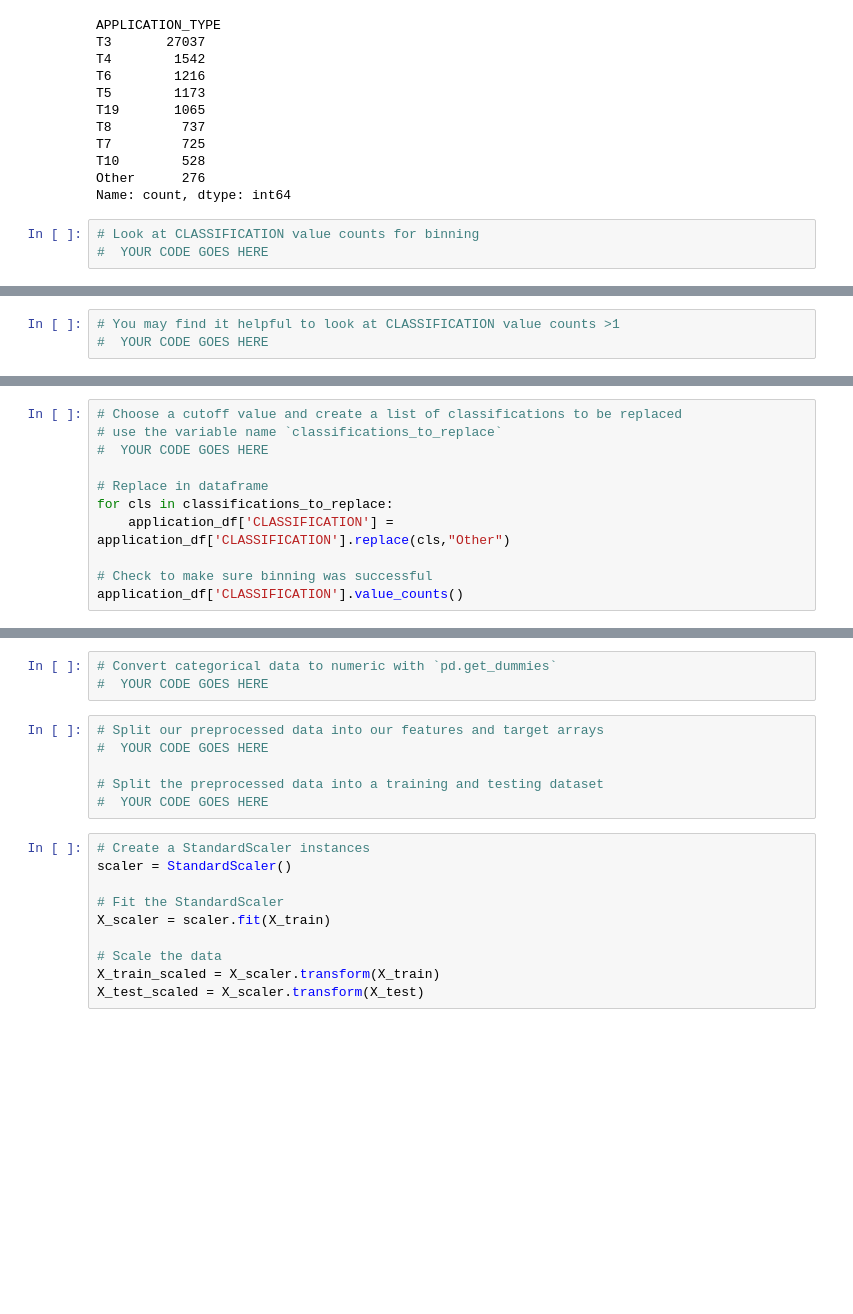
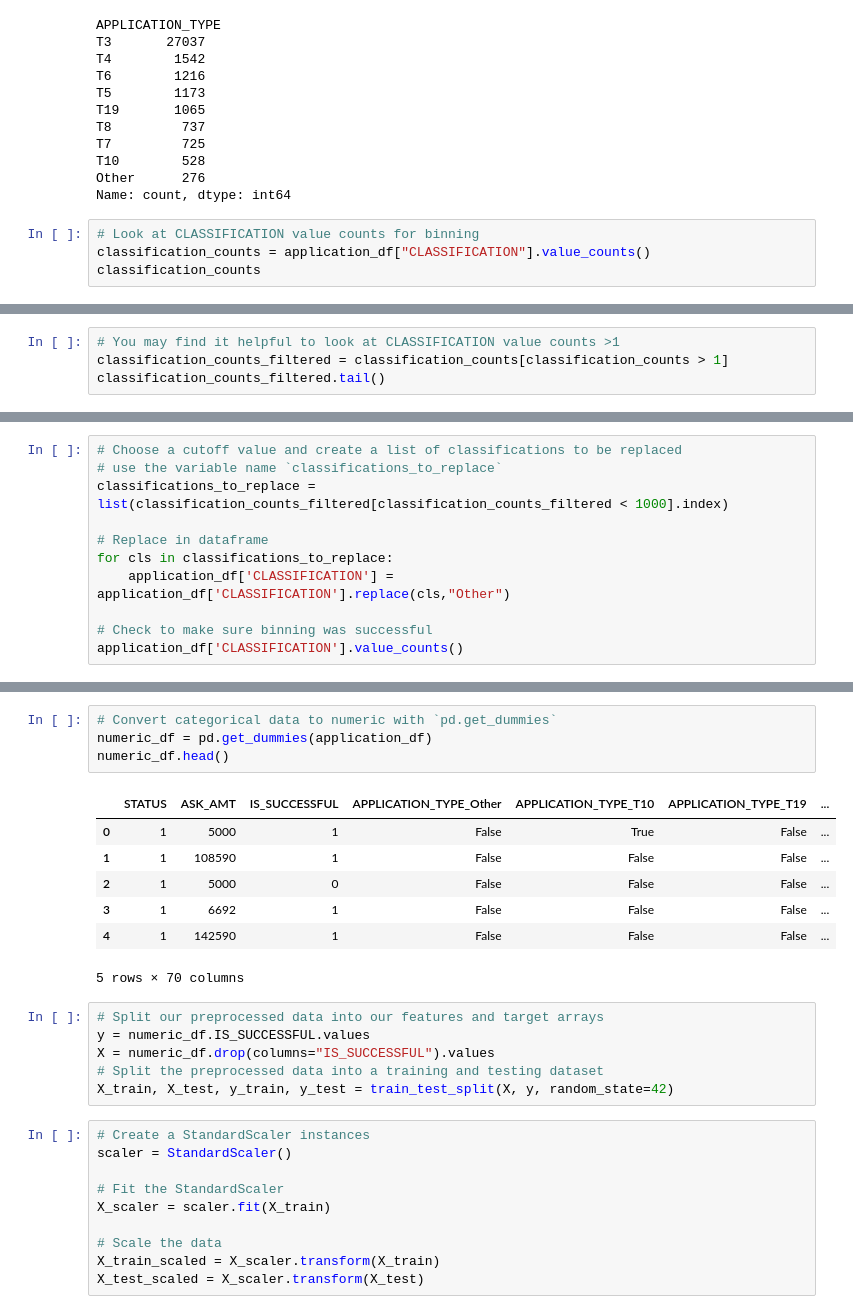
Before and after one commit to Geysha07/deep-learning-challenge, a Jupyter notebook: Starter_Code/Starter_Code.ipynb, the cells around one changed output, grey strips where cells are left out. Drawn from its saved outputs; the diff is of its cells as text; blank space fills up the shorter version.

```diff
--- a/Starter_Code/Starter_Code.ipynb
+++ b/Starter_Code/Starter_Code.ipynb
@@ -98,4 +98,5 @@ Other      276
 Name: count, dtype: int64
 # %%
 # Look at CLASSIFICATION value counts for binning
-#  YOUR CODE GOES HERE
+classification_counts = application_df["CLASSIFICATION"].value_counts()
+classification_counts
@@ -102,3 +117,4 @@ Name: count, dtype: int64
 # %%
 # You may find it helpful to look at CLASSIFICATION value counts >1
-#  YOUR CODE GOES HERE
+classification_counts_filtered = classification_counts[classification_counts > 1]
+classification_counts_filtered.tail()
@@ -105,7 +129,7 @@ Name: count, dtype: int64
 # %%
 # Choose a cutoff value and create a list of classifications to be replaced
 # use the variable name `classifications_to_replace`
-#  YOUR CODE GOES HERE
+classifications_to_replace = list(classification_counts_filtered[classification_counts_filtered < 1000].index)
 
 # Replace in dataframe
 for cls in classifications_to_replace:
@@ -118,12 +158,21 @@ NameError: name 'classifications_to_replace' is not defined
 # %%
 # Convert categorical data to numeric with `pd.get_dummies`
-#  YOUR CODE GOES HERE
+numeric_df = pd.get_dummies(application_df)
+numeric_df.head()
+# %% [output]
+|  | STATUS | ASK_AMT | IS_SUCCESSFUL | APPLICATION_TYPE_Other | APPLICATION_TYPE_T10 | APPLICATION_TYPE_T19 | ... |
+| 0 | 1 | 5000 | 1 | False | True | False | ... |
+| 1 | 1 | 108590 | 1 | False | False | False | ... |
+| 2 | 1 | 5000 | 0 | False | False | False | ... |
+| 3 | 1 | 6692 | 1 | False | False | False | ... |
+| 4 | 1 | 142590 | 1 | False | False | False | ... |
+5 rows × 70 columns
 # %%
 # Split our preprocessed data into our features and target arrays
-#  YOUR CODE GOES HERE
-
+y = numeric_df.IS_SUCCESSFUL.values
+X = numeric_df.drop(columns="IS_SUCCESSFUL").values
 # Split the preprocessed data into a training and testing dataset
-#  YOUR CODE GOES HERE
+X_train, X_test, y_train, y_test = train_test_split(X, y, random_state=42)
 # %%
 # Create a StandardScaler instances
 scaler = StandardScaler()
```
Also changed, not shown: parts of 10 cells of this notebook, 1 other file.
